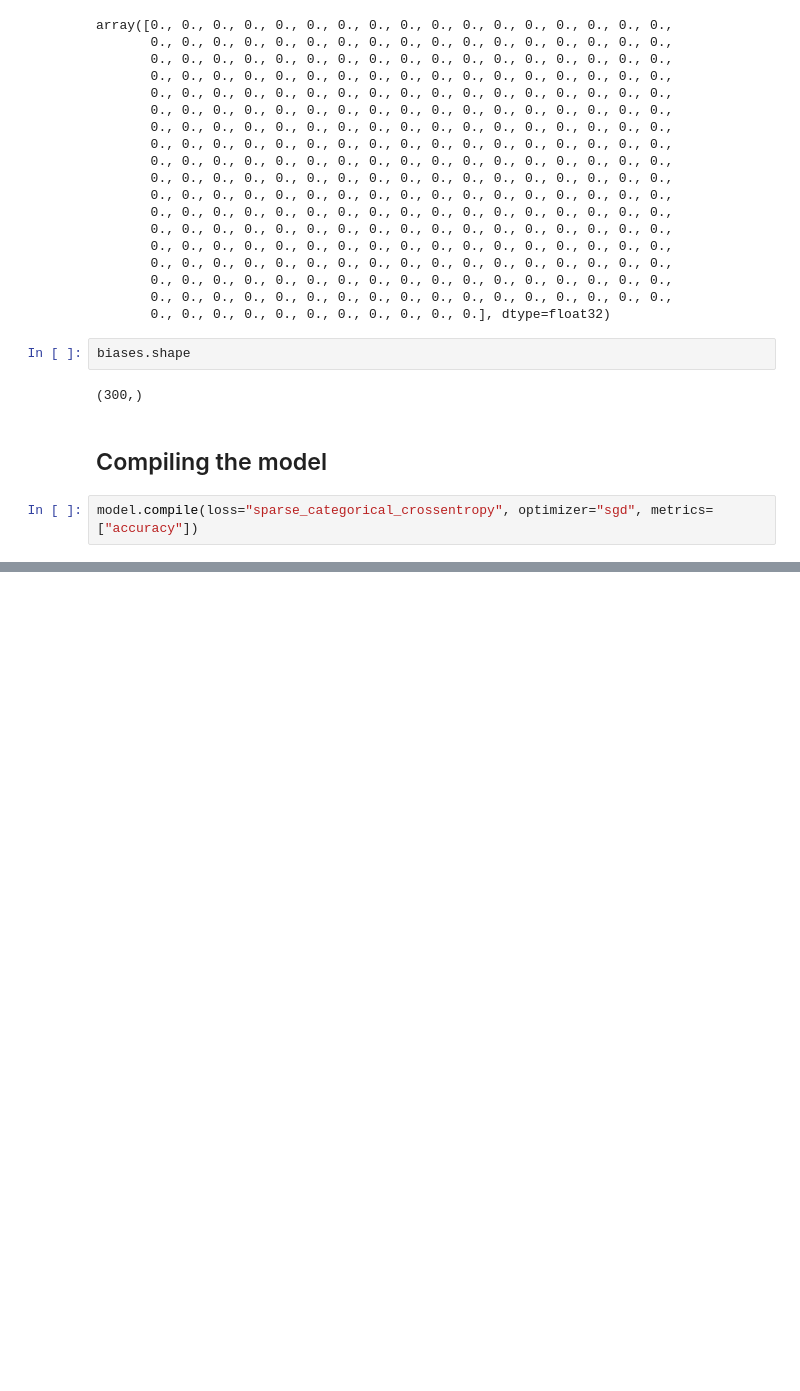
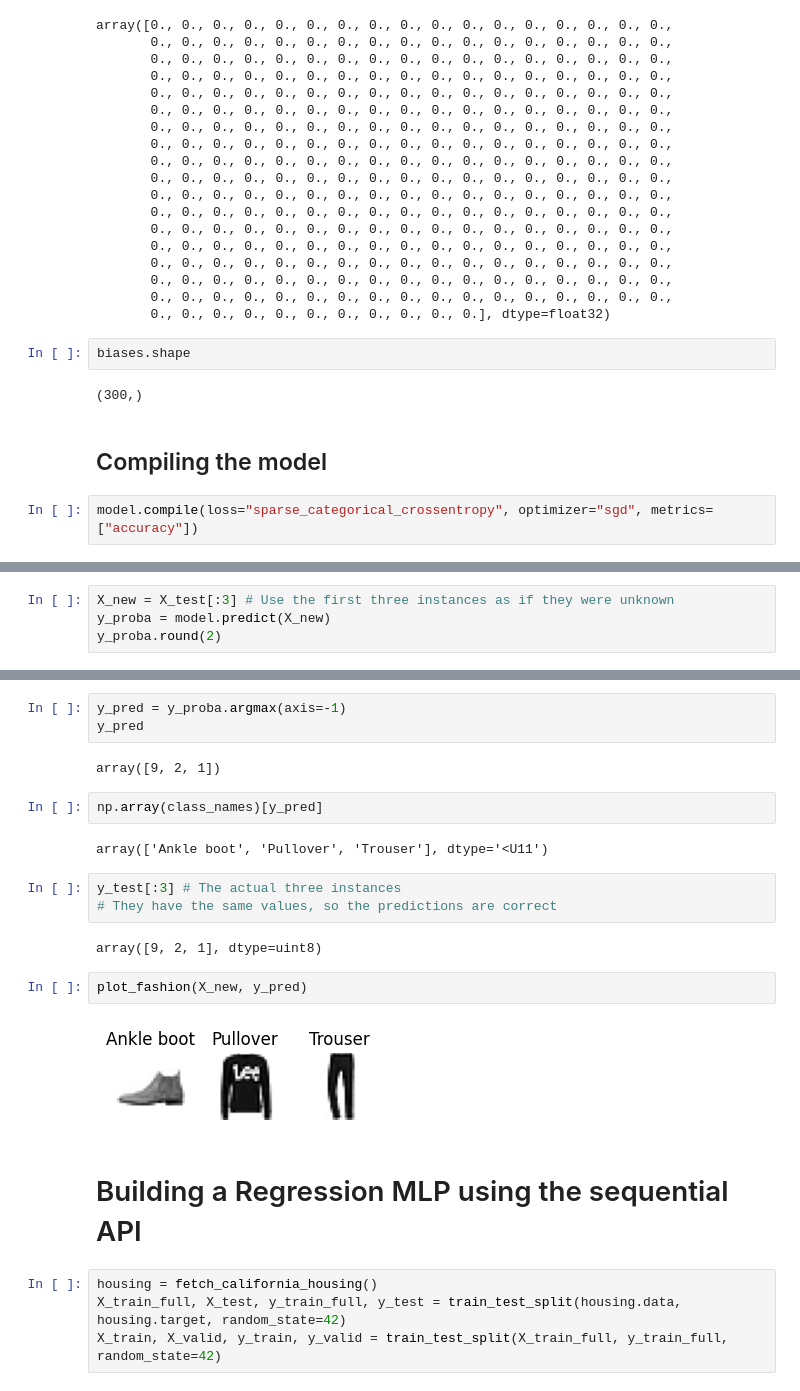
Before and after one commit to juliovr/homl, a Jupyter notebook: 10_introduction_to_ann_with_keras.ipynb, the cells around one changed output, grey strips where cells are left out. Saved outputs shown, nothing was run; the diff lists cells and outputs as text; blank space fills up the shorter version.

```diff
--- a/10_introduction_to_ann_with_keras.ipynb
+++ b/10_introduction_to_ann_with_keras.ipynb
@@ -267,0 +291,4 @@ Epoch 30/30
+# %%
+X_new = X_test[:3] # Use the first three instances as if they were unknown
+y_proba = model.predict(X_new)
+y_proba.round(2)
@@ -267,0 +301,24 @@ Epoch 30/30
+# %%
+y_pred = y_proba.argmax(axis=-1)
+y_pred
+# %% [output]
+array([9, 2, 1])
+# %%
+np.array(class_names)[y_pred]
+# %% [output]
+array(['Ankle boot', 'Pullover', 'Trouser'], dtype='<U11')
+# %%
+y_test[:3] # The actual three instances
+# They have the same values, so the predictions are correct
+# %% [output]
+array([9, 2, 1], dtype=uint8)
+# %%
+plot_fashion(X_new, y_pred)
+# %% [output]
+[figure, added]
+# %% [markdown]
+# Building a Regression MLP using the sequential API
+# %%
+housing = fetch_california_housing()
+X_train_full, X_test, y_train_full, y_test = train_test_split(housing.data, housing.target, random_state=42)
+X_train, X_valid, y_train, y_valid = train_test_split(X_train_full, y_train_full, random_state=42)
```
Also changed, not shown: parts of 20 cells of this notebook.
